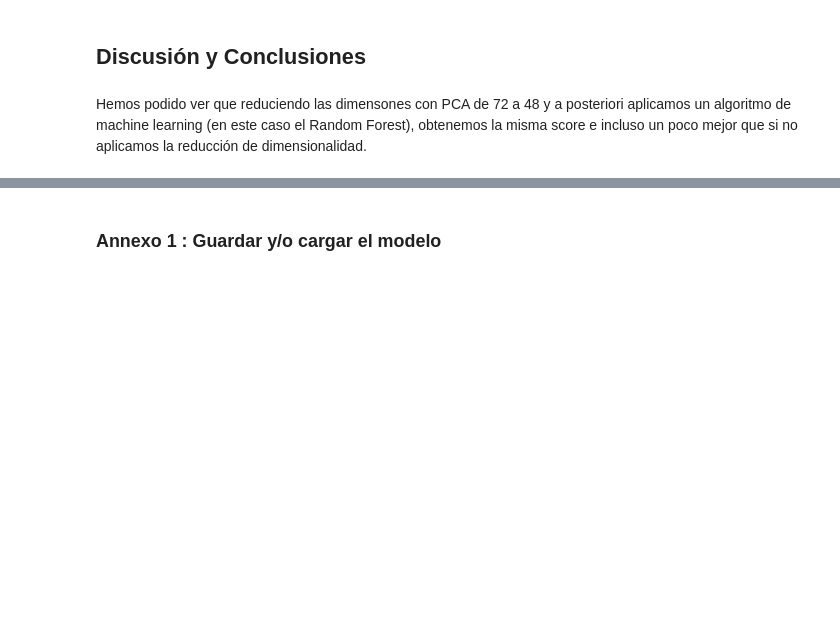
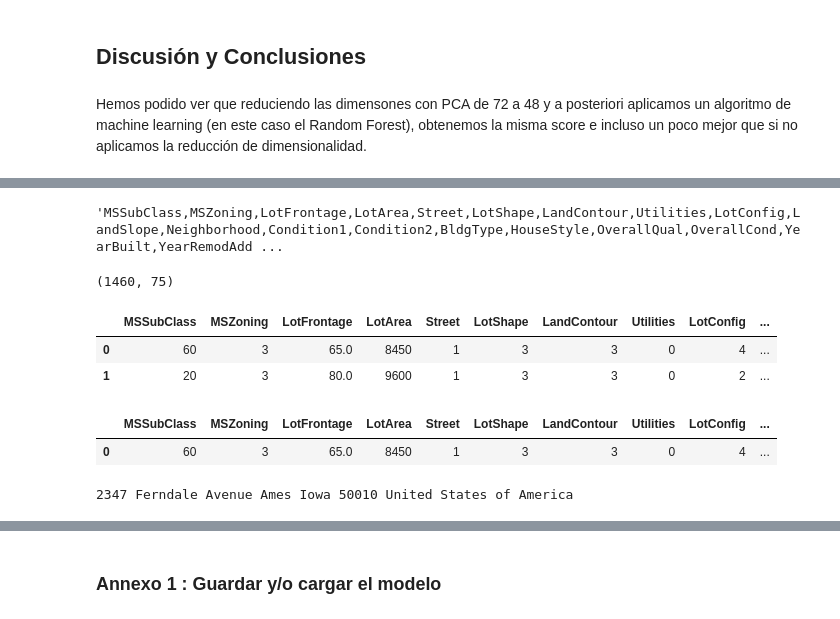
Before and after one commit to marcbonastre/RepoTestGroup3, a Jupyter notebook: PROYECTO_FINAL/Notebooks/BT_MLT_AmesHouse_+_Project_Sunroof.ipynb, the cells around one changed output, grey strips where cells are left out. Drawn from its saved outputs; the diff is of its cells as text; code cells hidden in the pictures; blank space fills up the shorter version.

```diff
--- a/PROYECTO_FINAL/Notebooks/BT_MLT_AmesHouse_+_Project_Sunroof.ipynb
+++ b/PROYECTO_FINAL/Notebooks/BT_MLT_AmesHouse_+_Project_Sunroof.ipynb
@@ -752,0 +1011,28 @@ Hemos podido ver que reduciendo las dimensones con PCA de 72 a 48 y a posteriori
+# %%
+#exportamos df para no tener que volver a buscar las coordenada (tarda 1h aprox en buscar las coordenadas dentro de la ciudad)
+df_PSun.to_csv (index = False, header=True)
+# %% [output]
+'MSSubClass,MSZoning,LotFrontage,LotArea,Street,LotShape,LandContour,Utilities,LotConfig,LandSlope,Neighborhood,Condition1,Condition2,BldgType,HouseStyle,OverallQual,OverallCond,YearBuilt,YearRemodAdd ...
+# %%
+dfPSun = pd.read_excel('https://raw.githubusercontent.com/marcbonastre/RepoTestGroup3/master/PROYECTO_FINAL/Datasets/Ames%20Housing%20Price/db_Psun.xlsx',header=0)
+print(dfPSun.shape)
+dfPSun.head(2)
+# %% [output]
+(1460, 75)
+|  | MSSubClass | MSZoning | LotFrontage | LotArea | Street | LotShape | LandContour | Utilities | LotConfig | ... |
+| 0 | 60 | 3 | 65.0 | 8450 | 1 | 3 | 3 | 0 | 4 | ... |
+| 1 | 20 | 3 | 80.0 | 9600 | 1 | 3 | 3 | 0 | 2 | ... |
+# %%
+dfPSun['Lon'], dfPSun['Lat'], dfPSun['City'], dfPSun['Address'] = dfPSun['coordinates'].str.split(',', -1).str
+dfPSun['Lon'] = dfPSun['Lon'].str.lstrip("(")
+dfPSun['Address'] = dfPSun['Address'].str.rstrip("')")
+dfPSun['Address'] = dfPSun['Address'].str.lstrip(" '")
+dfPSun.drop(['coordinates', 'City'], axis=1, inplace=True)
+dfPSun.head(1)
+# %% [output]
+|  | MSSubClass | MSZoning | LotFrontage | LotArea | Street | LotShape | LandContour | Utilities | LotConfig | ... |
+| 0 | 60 | 3 | 65.0 | 8450 | 1 | 3 | 3 | 0 | 4 | ... |
+# %%
+print(dfPSun['Address'][1])
+# %% [output]
+2347 Ferndale Avenue Ames Iowa 50010 United States of America
```
Also changed, not shown: parts of 53 cells of this notebook.
